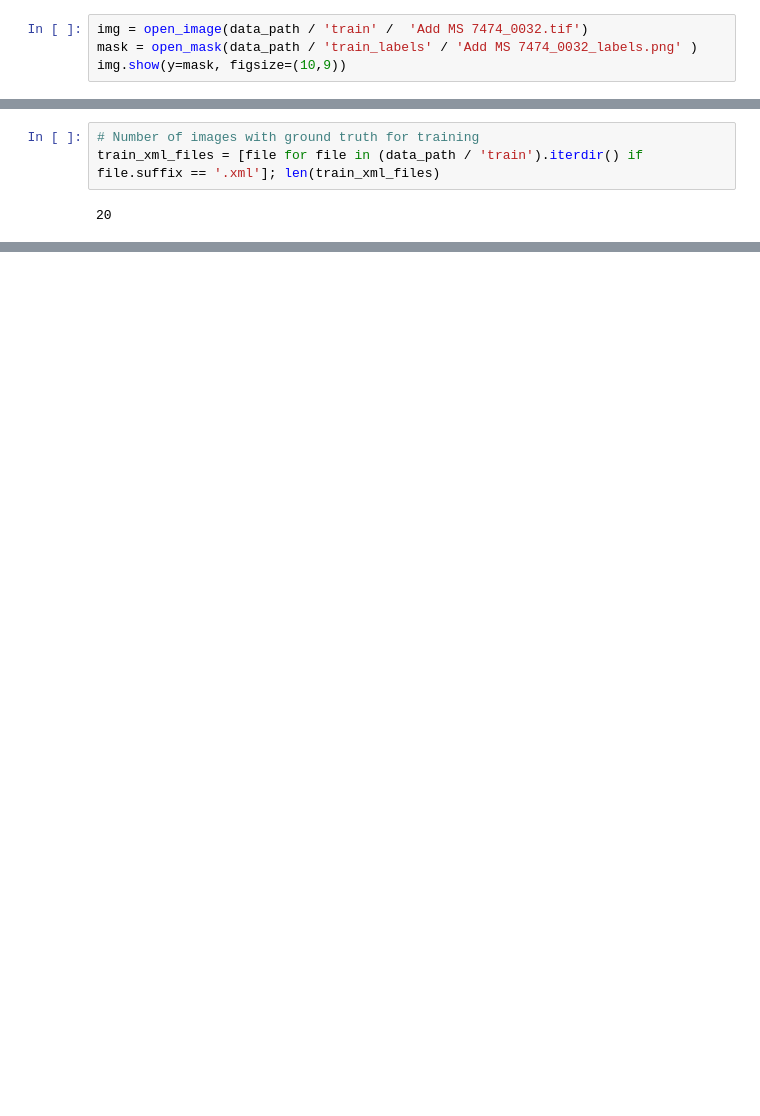
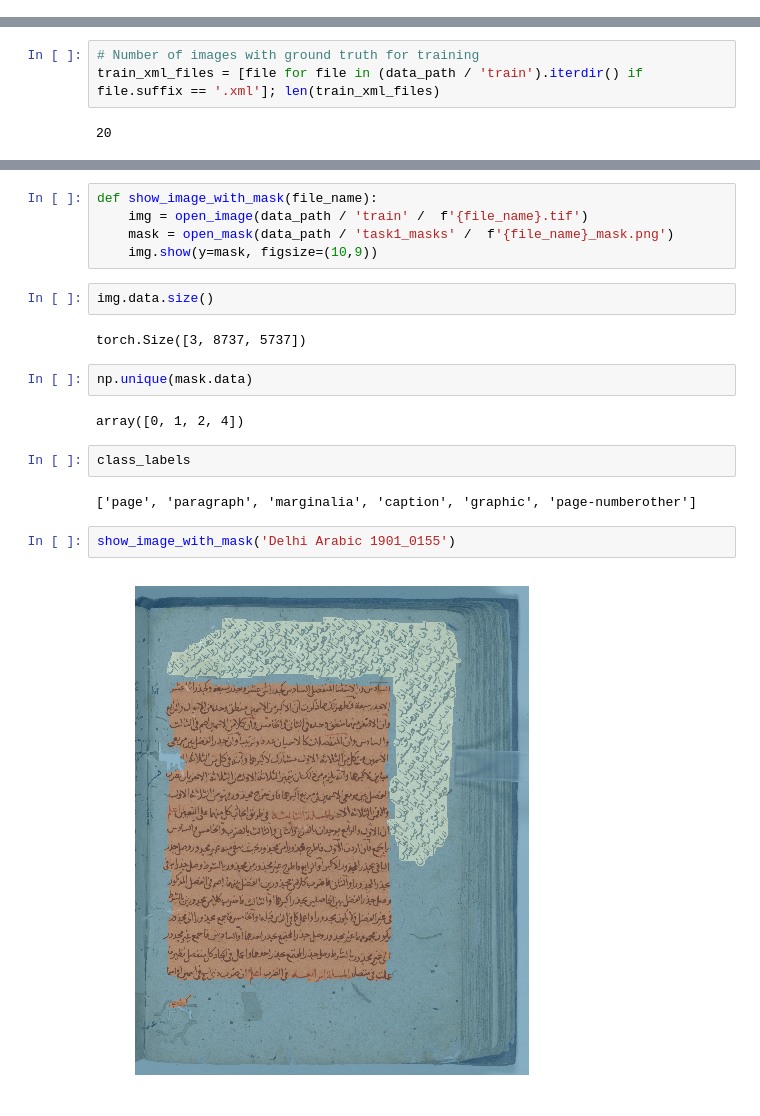
Before and after one commit to uwaisiqbal/RASM2019, a Jupyter notebook: notebooks/Data Preperation.ipynb, the cells around one changed output, grey strips where cells are left out. Drawn from its saved outputs; the diff is of its cells as text; blank space fills up the shorter version.

Commit message:
Finally got data prep notebook finished

```diff
--- a/notebooks/Data Preperation.ipynb
+++ b/notebooks/Data Preperation.ipynb
@@ -162,4 +166,0 @@ Use ``imageio.imwrite`` instead.
-# %%
-img = open_image(data_path / 'train' /  'Add MS 7474_0032.tif')
-mask = open_mask(data_path / 'train_labels' / 'Add MS 7474_0032_labels.png' )
-img.show(y=mask, figsize=(10,9))
@@ -226,0 +207,21 @@ Or 13006_0042
+# %%
+def show_image_with_mask(file_name):
+    img = open_image(data_path / 'train' /  f'{file_name}.tif')
+    mask = open_mask(data_path / 'task1_masks' /  f'{file_name}_mask.png')
+    img.show(y=mask, figsize=(10,9))
+# %%
+img.data.size()
+# %% [output]
+torch.Size([3, 8737, 5737])
+# %%
+np.unique(mask.data)
+# %% [output]
+array([0, 1, 2, 4])
+# %%
+class_labels
+# %% [output]
+['page', 'paragraph', 'marginalia', 'caption', 'graphic', 'page-numberother']
+# %%
+show_image_with_mask('Delhi Arabic 1901_0155')
+# %% [output]
+[figure, added]
```
Also changed, not shown: parts of 13 cells of this notebook.
